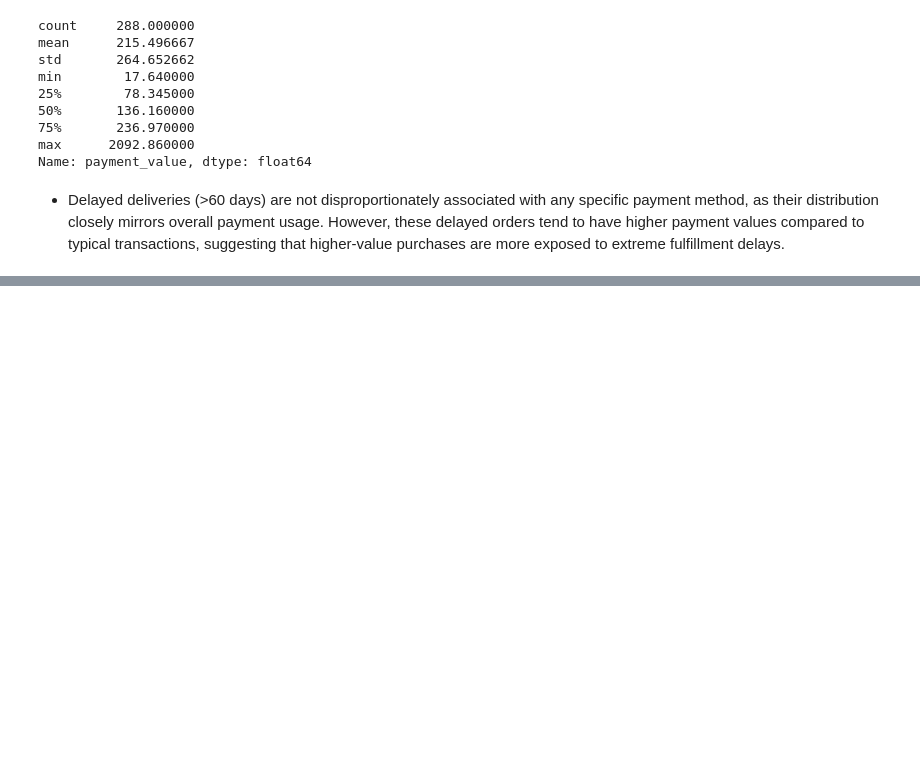
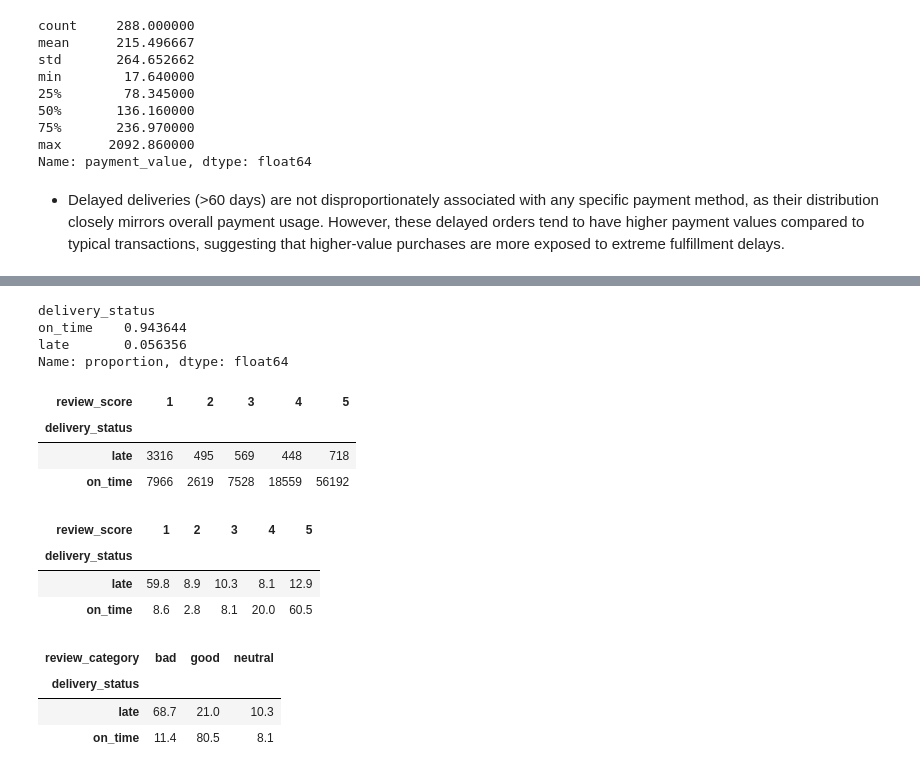
Before and after one commit to khareparth12-sketch/ecommerce-customer-and-sales-analysis, a Jupyter notebook: notebooks/03_eda.ipynb, the cells around one changed output, grey strips where cells are left out. Drawn from its saved outputs; the diff is of its cells as text; code cells hidden in the pictures; blank space fills up the shorter version.

Commit message:
Started EDA: Reveiws vs Delivery

```diff
--- a/notebooks/03_eda.ipynb
+++ b/notebooks/03_eda.ipynb
@@ -492,0 +497,11 @@ Name: payment_value, dtype: float64
+# %%
+reviews["review_score"] = pd.to_numeric(
+    reviews["review_score"], errors="coerce"
+)
+date_cols = [
+    "review_creation_date",
+    "review_answer_timestamp"
+]
+
+for col in date_cols:
+    reviews[col] = pd.to_datetime(reviews[col], errors="coerce")
@@ -492,0 +541,6 @@ Name: payment_value, dtype: float64
+# %%
+order_reviews = orders.merge(
+    reviews,
+    on="order_id",
+    how="inner"
+)
@@ -492,0 +560,5 @@ Name: payment_value, dtype: float64
+# %%
+order_reviews["delay_days"] = (
+    order_reviews["order_delivered_customer_date"]
+    - order_reviews["order_estimated_delivery_date"]
+).dt.days
@@ -492,0 +577,35 @@ Name: payment_value, dtype: float64
+# %%
+order_reviews["delivery_status"] = "on_time"
+
+order_reviews.loc[
+    order_reviews["delay_days"] > 1,
+    "delivery_status"
+] = "late"
+# %%
+order_reviews["delivery_status"].value_counts(normalize=True)
+# %% [output]
+delivery_status
+on_time    0.943644
+late       0.056356
+Name: proportion, dtype: float64
+# %%
+pd.crosstab(
+    order_reviews["delivery_status"],
+    order_reviews["review_score"]
+)
+# %% [output]
+| review_score | 1 | 2 | 3 | 4 | 5 |
+| delivery_status |  |  |  |  |  |
+| late | 3316 | 495 | 569 | 448 | 718 |
+| on_time | 7966 | 2619 | 7528 | 18559 | 56192 |
+# %%
+pd.crosstab(
+    order_reviews["delivery_status"],
+    order_reviews["review_score"],
+    normalize="index"
+).round(3) * 100
+# %% [output]
+| review_score | 1 | 2 | 3 | 4 | 5 |
+| delivery_status |  |  |  |  |  |
+| late | 59.8 | 8.9 | 10.3 | 8.1 | 12.9 |
+| on_time | 8.6 | 2.8 | 8.1 | 20.0 | 60.5 |
@@ -492,0 +622,11 @@ Name: payment_value, dtype: float64
+# %%
+pd.crosstab(
+    order_reviews["delivery_status"],
+    order_reviews["review_category"],
+    normalize="index"
+).round(3) * 100
+# %% [output]
+| review_category | bad | good | neutral |
+| delivery_status |  |  |  |
+| late | 68.7 | 21.0 | 10.3 |
+| on_time | 11.4 | 80.5 | 8.1 |
```
Also changed, not shown: parts of 11 cells of this notebook.
